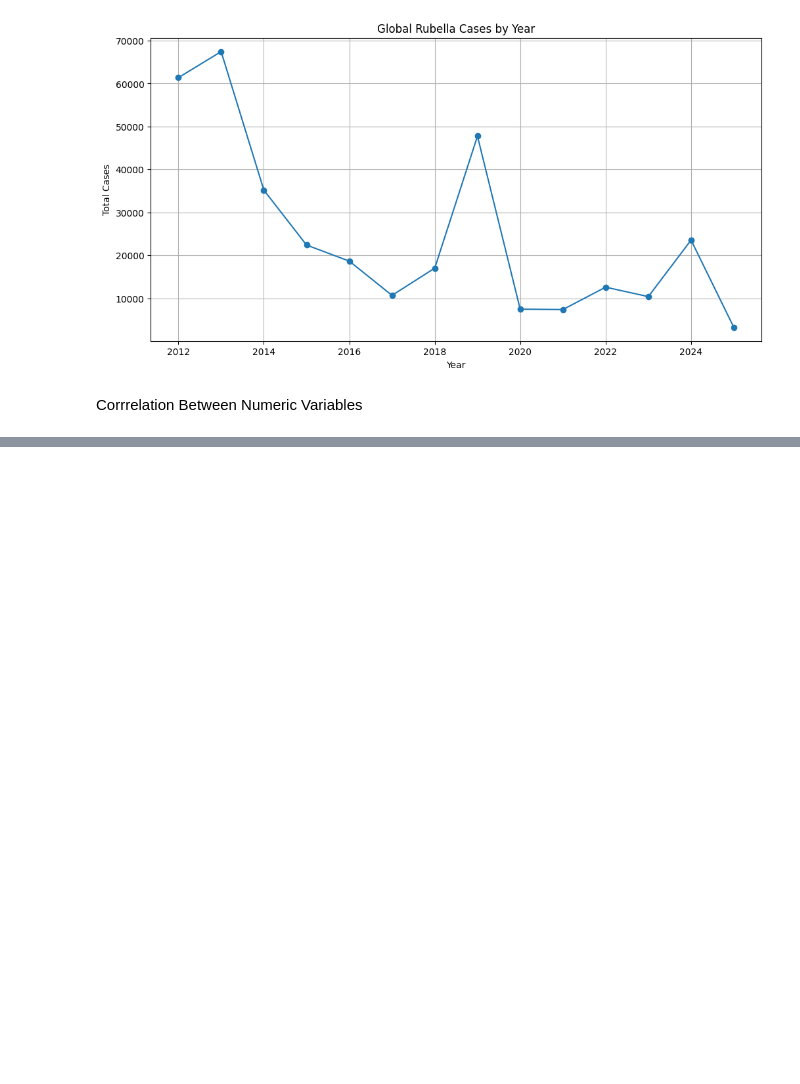
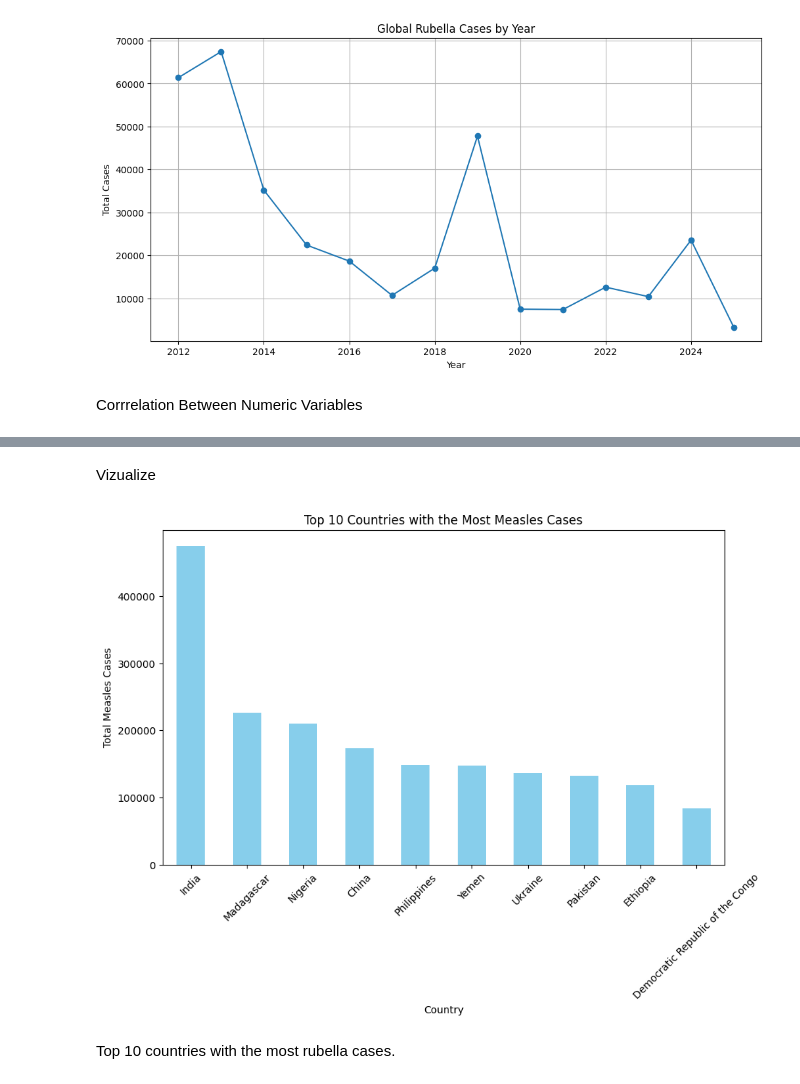
Before and after one commit to menemisan204-arch/DSRP-Measeles, a Jupyter notebook: DSRP_HealthCare_MisanMene.ipynb, the cells around one changed output, grey strips where cells are left out. Drawn from its saved outputs; the diff is of its cells as text; code cells hidden in the pictures; blank space fills up the shorter version.

```diff
--- a/DSRP_HealthCare_MisanMene.ipynb
+++ b/DSRP_HealthCare_MisanMene.ipynb
@@ -443,0 +446,3 @@ numeric_columns.corr()
+# %%
+top_measles = (cases_year.groupby("country")["measles_total"].sum().sort_values(ascending=False).head(10))
+print(top_measles)
@@ -443,0 +462,16 @@ numeric_columns.corr()
+# %% [markdown]
+Vizualize
+# %%
+plt.figure(figsize=(10, 6))
+top_measles.plot(kind="bar", color="skyblue")
+
+plt.title("Top 10 Countries with the Most Measles Cases")
+plt.xlabel("Country")
+plt.ylabel("Total Measles Cases")
+plt.xticks(rotation=45)
+
+plt.show()
+# %% [output]
+[figure, added]
+# %% [markdown]
+Top 10 countries with the most rubella cases.
```
Also changed, not shown: parts of 10 cells of this notebook.
